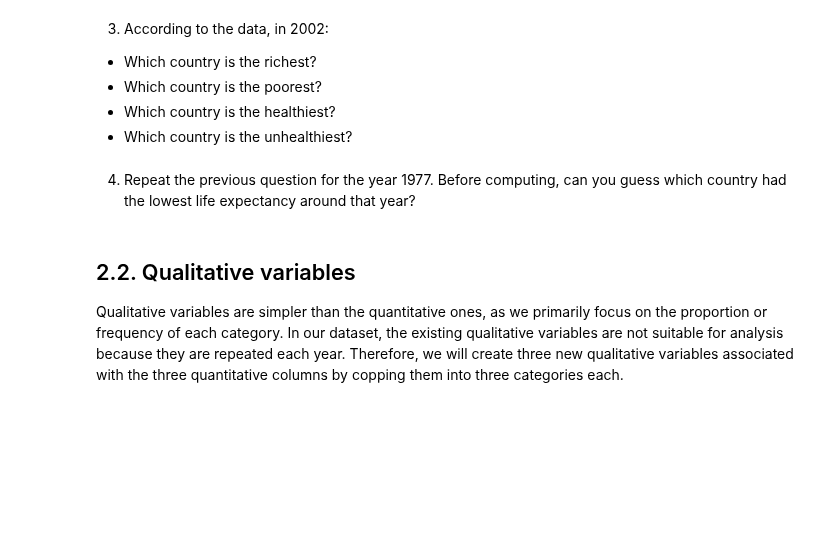
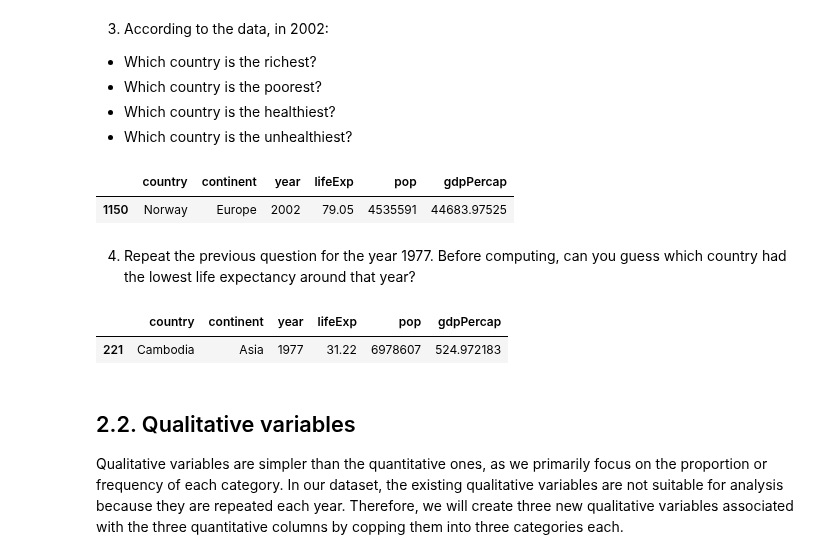
Before and after one commit to hassothea/I5_EDA_ITC, a Jupyter notebook: TPs/TP1_Variable_Types_Descriptive_Statistics.ipynb, the cells around one changed output. Saved outputs shown, nothing was run; the diff lists cells and outputs as text; code cells hidden in the pictures; blank space fills up the shorter version.

```diff
--- a/TPs/TP1_Variable_Types_Descriptive_Statistics.ipynb
+++ b/TPs/TP1_Variable_Types_Descriptive_Statistics.ipynb
@@ -73,2 +116,7 @@ gapminder.sample(3)
+# %%
+data2002.query("gdpPercap == gdpPercap.max()")
+# %% [output]
+|  | country | continent | year | lifeExp | pop | gdpPercap |
+| 1150 | Norway | Europe | 2002 | 79.05 | 4535591 | 44683.97525 |
 # %% [markdown]
 4. Repeat the previous question for the year 1977. Before computing, can you guess which country had the lowest life expectancy around that year?
@@ -77,3 +123,8 @@ gapminder.sample(3)
+# %%
+gapminder.query("year == 1977").query("lifeExp == lifeExp.min()")
+# %% [output]
+|  | country | continent | year | lifeExp | pop | gdpPercap |
+| 221 | Cambodia | Asia | 1977 | 31.22 | 6978607 | 524.972183 |
 # %% [markdown]
 ## 2.2. Qualitative variables
 
```
Also changed, not shown: parts of 20 cells of this notebook, 4 other files.
